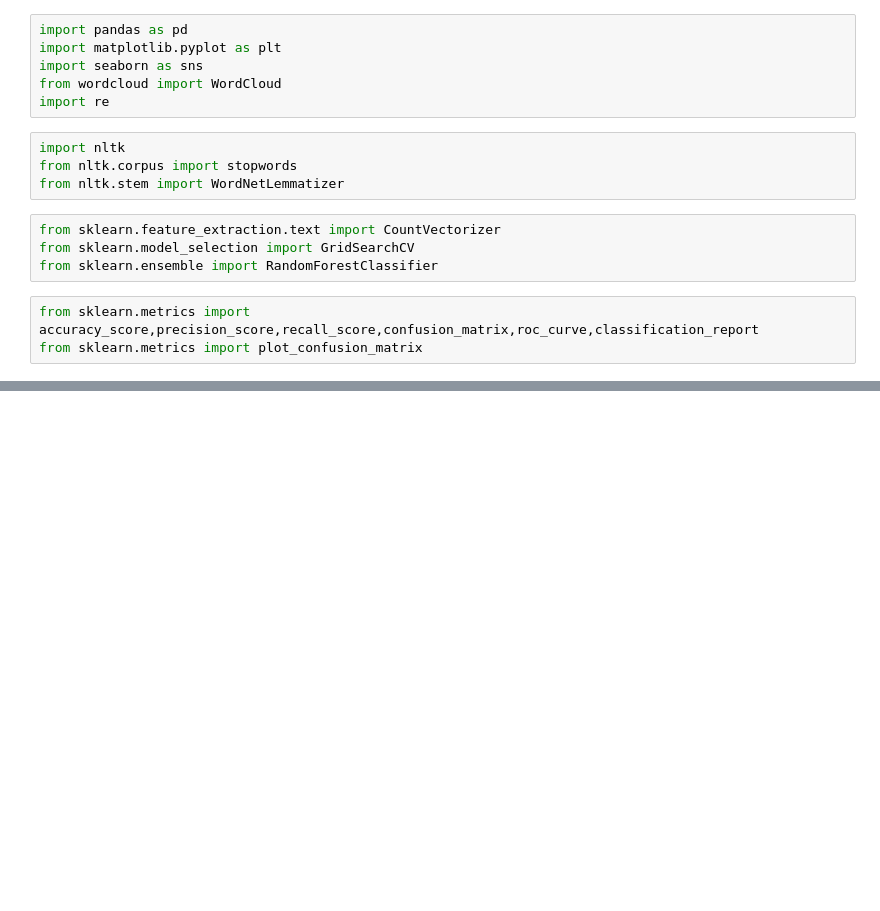
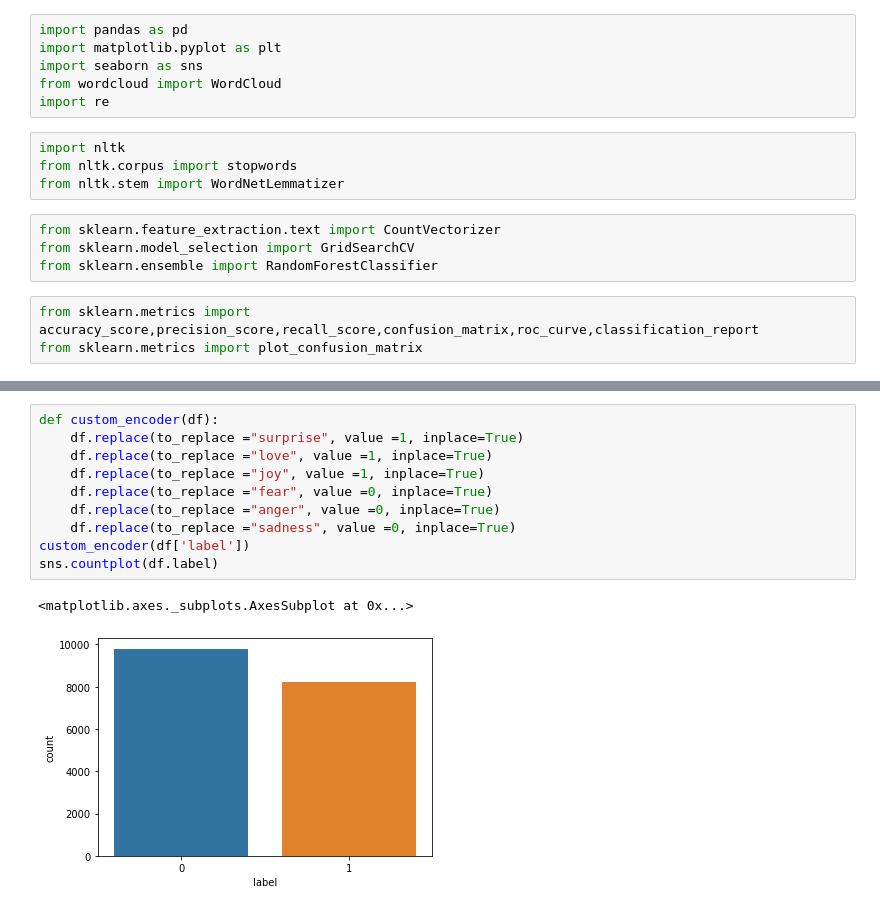
Before and after one commit to ishaanpaul98/Sentiment-Analysis, a Jupyter notebook: Sentiment_Analysis.ipynb, the cells around one changed output, grey strips where cells are left out. Drawn from its saved outputs; the diff is of its cells as text; blank space fills up the shorter version.

```diff
--- a/Sentiment_Analysis.ipynb
+++ b/Sentiment_Analysis.ipynb
@@ -19,0 +42,13 @@ from sklearn.metrics import plot_confusion_matrix
+# %%
+def custom_encoder(df):
+    df.replace(to_replace ="surprise", value =1, inplace=True)
+    df.replace(to_replace ="love", value =1, inplace=True)
+    df.replace(to_replace ="joy", value =1, inplace=True)
+    df.replace(to_replace ="fear", value =0, inplace=True)
+    df.replace(to_replace ="anger", value =0, inplace=True)
+    df.replace(to_replace ="sadness", value =0, inplace=True)
+custom_encoder(df['label'])
+sns.countplot(df.label)
+# %% [output]
+<matplotlib.axes._subplots.AxesSubplot at 0x...>
+[figure, added]
```
Also changed, not shown: parts of 7 cells of this notebook.
